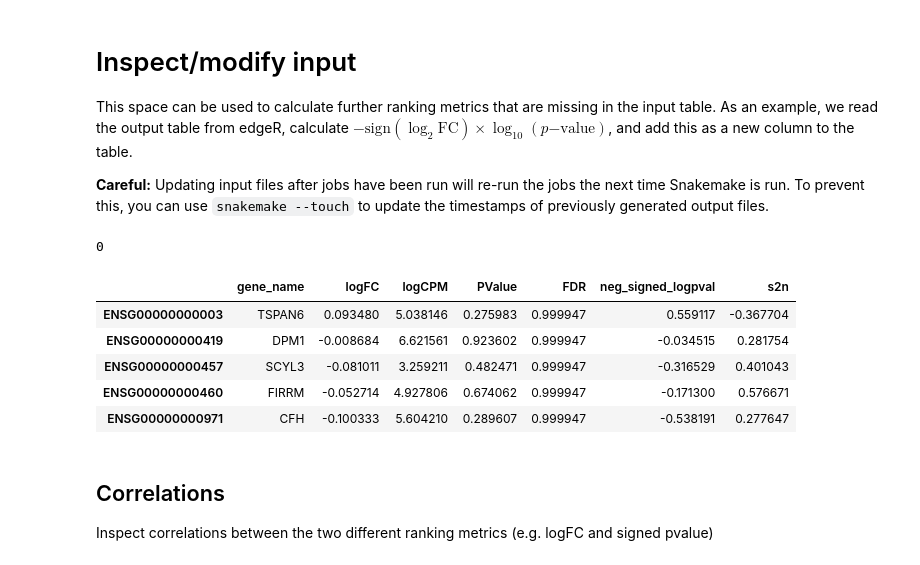
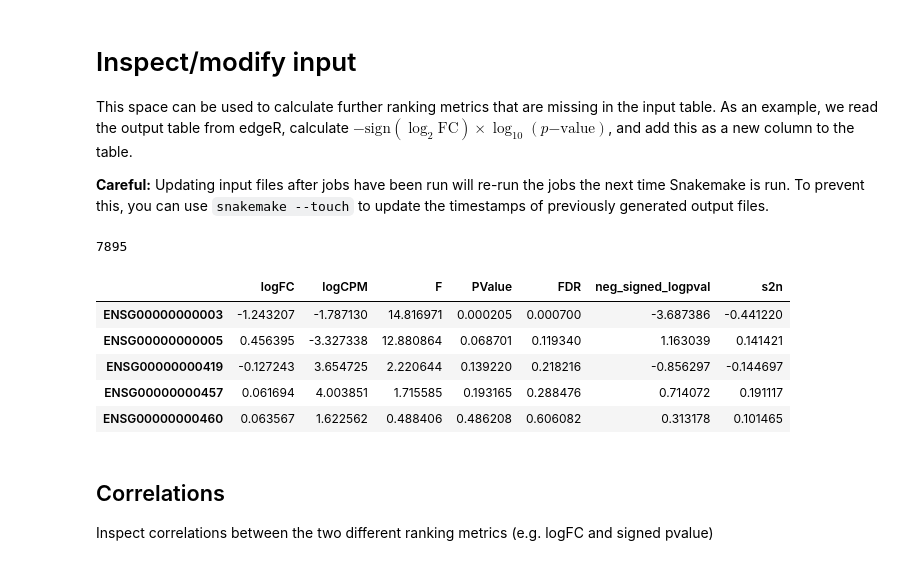
Before and after one commit to pdegen/SynEnrich, a Jupyter notebook: workflow/notebooks/main.ipynb, the cells around one changed output. Drawn from its saved outputs; the diff is of its cells as text; code cells hidden in the pictures.

```diff
--- a/workflow/notebooks/main.ipynb
+++ b/workflow/notebooks/main.ipynb
@@ -70,6 +71,18 @@ x_val_lollipop = "NegSignedlogFDR"  # or SignedDepth
 
 go_sem_sim = False
 go_sem_sim_max_distance = 0.2
+# %%
+# Manuscript
+
+#### User-defined variables ####
+
+input_file = "resources/GEO/GATB.edgerqlf.lfc0.csv"
+project_name = "GATB.QLF"
+
+# Table with normalized expression values
+input_file_expression = "../../resources/GEO/GATB.norm.csv"
+control_tag = "_Control"
+case_tag = "_Active"
 # %% [markdown]
 ## Create config.yaml file
 # %%
@@ -120,36 +139,37 @@ This space can be used to calculate further ranking metrics that are missing in
 # %%
 # Add negative signed log pval
 
 df = pd.read_csv(f"../../{input_file}", index_col=0)
 df["neg_signed_logpval"] = -np.sign(df["logFC"]) * np.log10(df["PValue"])
 sig = df[df["FDR"] < 0.01]
 print(len(sig))
 
-# Optionally, if normalized count matrix provided, calculate signal-to-noise ratio
+
 def signal_to_noise(expr: pd.DataFrame, control: List[str], case: List[str]):
     x1 = expr[control]
     x2 = expr[case]
     return (x2.mean(axis=1) - x1.mean(axis=1)) / (x1.std(axis=1) + x2.std(axis=1))
 
 
+# Optionally, if normalized count matrix provided, calculate signal-to-noise ratio
 if input_file_expression:
     expr = pd.read_csv(input_file_expression, index_col=0)
     control = [col for col in expr.columns if control_tag in col]
     case = [col for col in expr.columns if case_tag in col]
     s2n = signal_to_noise(expr, control, case)
     df["s2n"] = s2n.loc[df.index]
 
 
 display(df.sort_index().head())
-# df.to_csv(f"../../{input_file}") # Uncomment to save
+df.to_csv(f"../../{input_file}") # Uncomment to save
 # %% [output]
-0
+7895
-|  | gene_name | logFC | logCPM | PValue | FDR | neg_signed_logpval | s2n |
-| ENSG00000000003 | TSPAN6 | 0.093480 | 5.038146 | 0.275983 | 0.999947 | 0.559117 | -0.367704 |
-| ENSG00000000419 | DPM1 | -0.008684 | 6.621561 | 0.923602 | 0.999947 | -0.034515 | 0.281754 |
-| ENSG00000000457 | SCYL3 | -0.081011 | 3.259211 | 0.482471 | 0.999947 | -0.316529 | 0.401043 |
-| ENSG00000000460 | FIRRM | -0.052714 | 4.927806 | 0.674062 | 0.999947 | -0.171300 | 0.576671 |
-| ENSG00000000971 | CFH | -0.100333 | 5.604210 | 0.289607 | 0.999947 | -0.538191 | 0.277647 |
+|  | logFC | logCPM | F | PValue | FDR | neg_signed_logpval | s2n |
+| ENSG00000000003 | -1.243207 | -1.787130 | 14.816971 | 0.000205 | 0.000700 | -3.687386 | -0.441220 |
+| ENSG00000000005 | 0.456395 | -3.327338 | 12.880864 | 0.068701 | 0.119340 | 1.163039 | 0.141421 |
+| ENSG00000000419 | -0.127243 | 3.654725 | 2.220644 | 0.139220 | 0.218216 | -0.856297 | -0.144697 |
+| ENSG00000000457 | 0.061694 | 4.003851 | 1.715585 | 0.193165 | 0.288476 | 0.714072 | 0.191117 |
+| ENSG00000000460 | 0.063567 | 1.622562 | 0.488406 | 0.486208 | 0.606082 | 0.313178 | 0.101465 |
 # %% [markdown]
 ## Correlations
 
```
Also changed, not shown: parts of 4 cells of this notebook, 8 other files.
